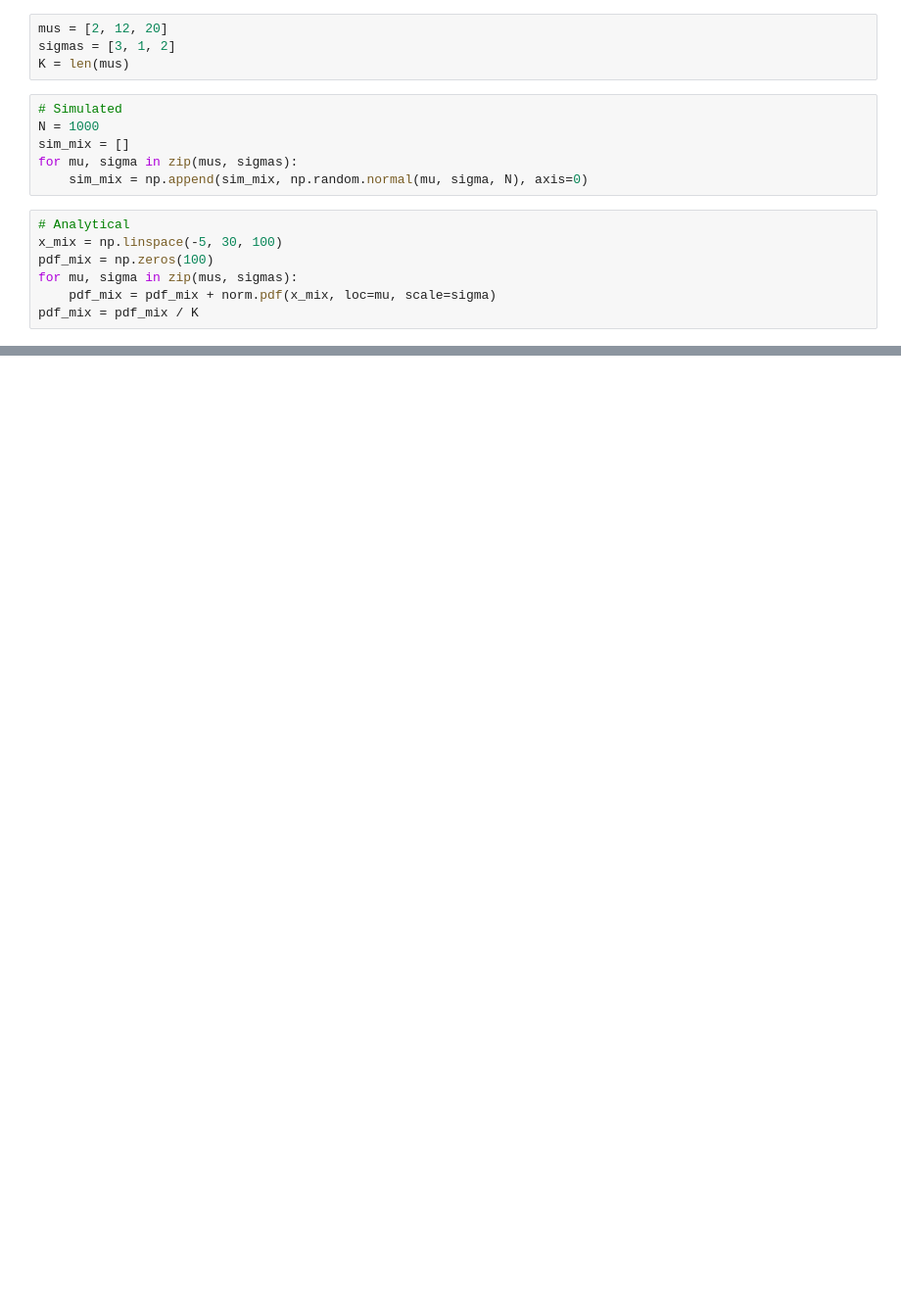
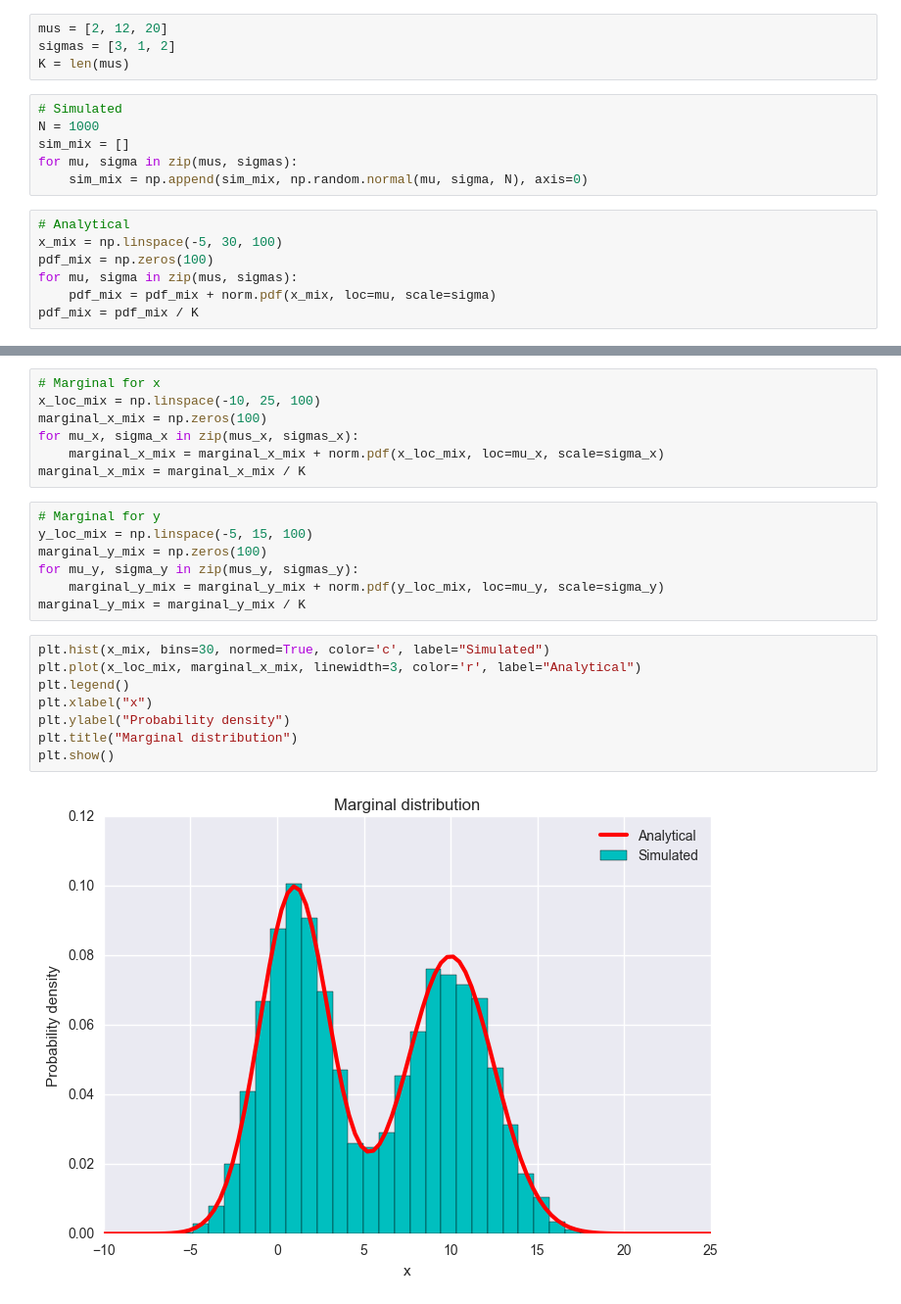
Before and after one commit to mavrommatis/MATLAB, a Jupyter notebook: Gaussian_Mixture_Demo.ipynb, the cells around one changed output, grey strips where cells are left out. Shown: that part at 98% size. Cells and saved outputs as stored; diff of their text form; blank space fills up the shorter version.

```diff
--- a/Gaussian_Mixture_Demo.ipynb
+++ b/Gaussian_Mixture_Demo.ipynb
@@ -64,0 +177,24 @@ plt.show()
+# %%
+# Marginal for x
+x_loc_mix = np.linspace(-10, 25, 100)
+marginal_x_mix = np.zeros(100)
+for mu_x, sigma_x in zip(mus_x, sigmas_x):
+    marginal_x_mix = marginal_x_mix + norm.pdf(x_loc_mix, loc=mu_x, scale=sigma_x)
+marginal_x_mix = marginal_x_mix / K
+# %%
+# Marginal for y
+y_loc_mix = np.linspace(-5, 15, 100)
+marginal_y_mix = np.zeros(100)
+for mu_y, sigma_y in zip(mus_y, sigmas_y):
+    marginal_y_mix = marginal_y_mix + norm.pdf(y_loc_mix, loc=mu_y, scale=sigma_y)
+marginal_y_mix = marginal_y_mix / K
+# %%
+plt.hist(x_mix, bins=30, normed=True, color='c', label="Simulated")
+plt.plot(x_loc_mix, marginal_x_mix, linewidth=3, color='r', label="Analytical")
+plt.legend()
+plt.xlabel("x")
+plt.ylabel("Probability density")
+plt.title("Marginal distribution")
+plt.show()
+# %% [output]
+[figure, added]
```
Also changed, not shown: parts of 20 cells of this notebook.
